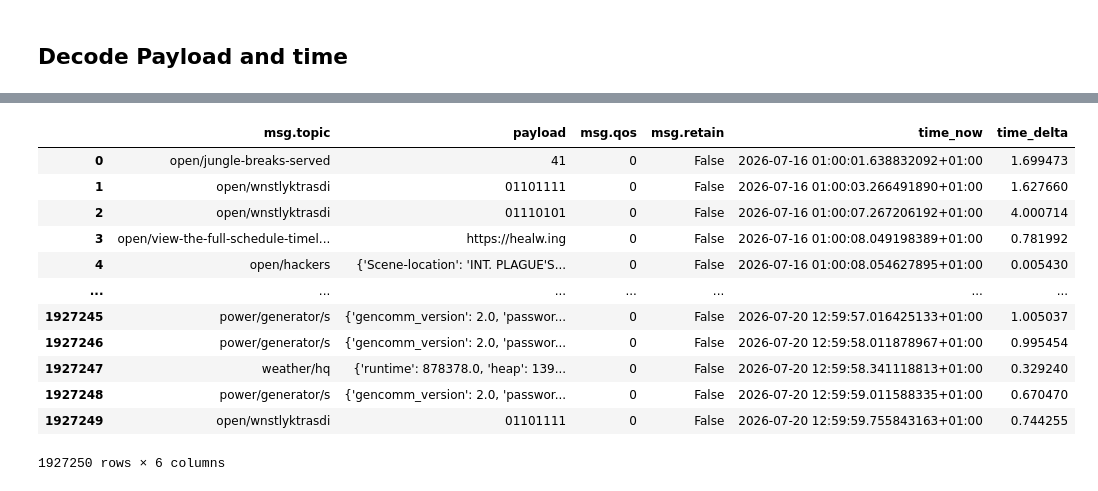
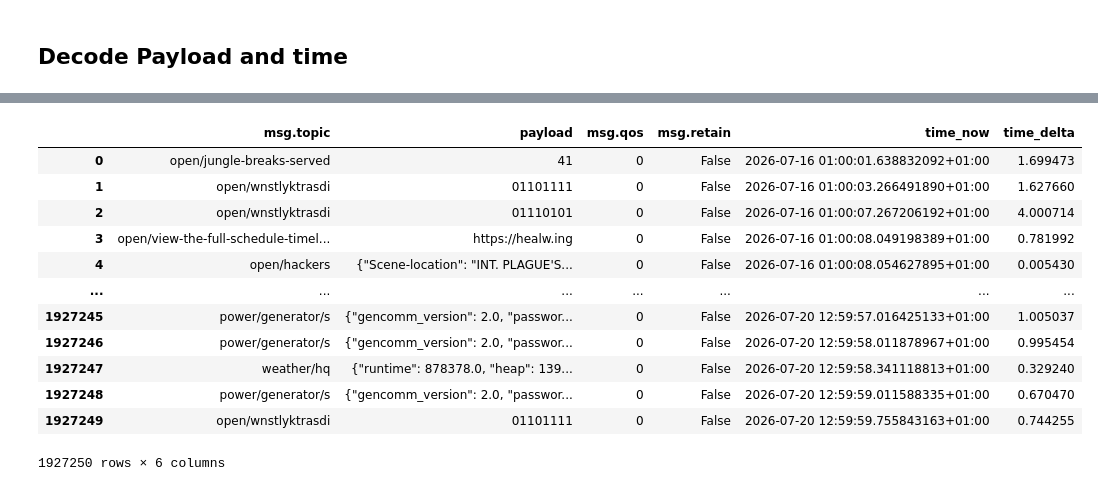
Before and after one commit to GraemeCaiger/EMF_Camp_DataEng, a Jupyter notebook: ETL/notebooks/bronze/br_mqtt/br_combine_and_decode.ipynb, the cells around one changed output, grey strips where cells are left out. Saved outputs shown, nothing was run; the diff lists cells and outputs as text; code cells hidden in the pictures.

```diff
--- a/ETL/notebooks/bronze/br_mqtt/br_combine_and_decode.ipynb
+++ b/ETL/notebooks/bronze/br_mqtt/br_combine_and_decode.ipynb
@@ -80,48 +62,40 @@ Non-NaN floats: 0
 # %%
-# Decode Base64 and parse JSON payloads into dictionaries
+# Decode Base64
+
 def decode_payload(value):
     if pd.isna(value):
         return None
 
     try:
         # Decode Base64
-        decoded = base64.b64decode(value, validate=True).decode("utf-8")
-
-        # Try parsing JSON
-        try:
-            return json.loads(decoded)
-
-        # Preserve non-JSON payloads as strings
-        except json.JSONDecodeError: #  Occurs if the decoded payload isn't valid JSON
-            return decoded
+        return base64.b64decode(value, validate=True).decode("utf-8")
 
     except (ValueError, UnicodeDecodeError, binascii.Error):
         # binascii.Error:  When the input contains invalid Base64 data. For example, incorrectly formatted Base64 strings.
         # UnicodeDecodeError: decoded bytes cannot be interpreted as valid UTF-8 text.
         # ValueError: Handles other invalid input values.
         return value
-
 
 df["payload"] = df["payload"].map(decode_payload)
 
 # Convert Unix time (Standard derived from an absolute point in time, measured from 1 January 1970 UTC.)
 df["time_now"] = pd.to_datetime(
     df["time_now"], unit="s", utc=True, errors="coerce"
 ).dt.tz_convert("Europe/London")
 
 
 display(df)
 # %% [output]
 |  | msg.topic | payload | msg.qos | msg.retain | time_now | time_delta |
 | 0 | open/jungle-breaks-served | 41 | 0 | False | 2026-07-16 01:00:01.638832092+01:00 | 1.699473 |
 | 1 | open/wnstlyktrasdi | 01101111 | 0 | False | 2026-07-16 01:00:03.266491890+01:00 | 1.627660 |
 | 2 | open/wnstlyktrasdi | 01110101 | 0 | False | 2026-07-16 01:00:07.267206192+01:00 | 4.000714 |
 | 3 | open/view-the-full-schedule-timel... | https://healw.ing | 0 | False | 2026-07-16 01:00:08.049198389+01:00 | 0.781992 |
-| 4 | open/hackers | {'Scene-location': 'INT. PLAGUE'S... | 0 | False | 2026-07-16 01:00:08.054627895+01:00 | 0.005430 |
+| 4 | open/hackers | {"Scene-location": "INT. PLAGUE'S... | 0 | False | 2026-07-16 01:00:08.054627895+01:00 | 0.005430 |
 | ... | ... | ... | ... | ... | ... | ... |
-| 1927245 | power/generator/s | {'gencomm_version': 2.0, 'passwor... | 0 | False | 2026-07-20 12:59:57.016425133+01:00 | 1.005037 |
-| 1927246 | power/generator/s | {'gencomm_version': 2.0, 'passwor... | 0 | False | 2026-07-20 12:59:58.011878967+01:00 | 0.995454 |
-| 1927247 | weather/hq | {'runtime': 878378.0, 'heap': 139... | 0 | False | 2026-07-20 12:59:58.341118813+01:00 | 0.329240 |
-| 1927248 | power/generator/s | {'gencomm_version': 2.0, 'passwor... | 0 | False | 2026-07-20 12:59:59.011588335+01:00 | 0.670470 |
+| 1927245 | power/generator/s | {"gencomm_version": 2.0, "passwor... | 0 | False | 2026-07-20 12:59:57.016425133+01:00 | 1.005037 |
+| 1927246 | power/generator/s | {"gencomm_version": 2.0, "passwor... | 0 | False | 2026-07-20 12:59:58.011878967+01:00 | 0.995454 |
+| 1927247 | weather/hq | {"runtime": 878378.0, "heap": 139... | 0 | False | 2026-07-20 12:59:58.341118813+01:00 | 0.329240 |
+| 1927248 | power/generator/s | {"gencomm_version": 2.0, "passwor... | 0 | False | 2026-07-20 12:59:59.011588335+01:00 | 0.670470 |
 | 1927249 | open/wnstlyktrasdi | 01101111 | 0 | False | 2026-07-20 12:59:59.755843163+01:00 | 0.744255 |
 1927250 rows × 6 columns
```
Also changed, not shown: parts of 12 cells of this notebook, 17 other files.
